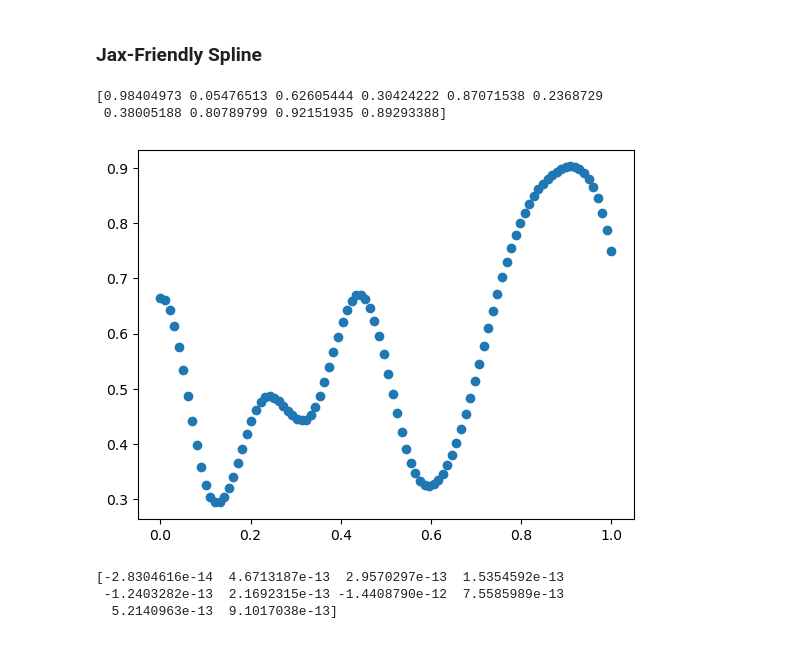
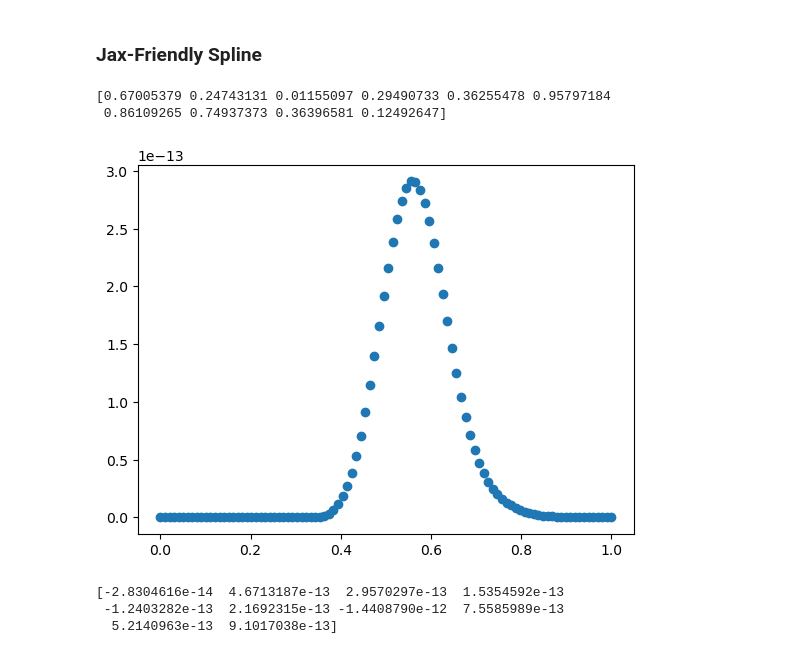
Before and after one commit to william-dove/Diffusion-Modeling, a Jupyter notebook: DopantUptake.ipynb, the cells around one changed output. Cells and saved outputs as stored; diff of their text form; code cells hidden in the pictures.

Commit message:
Added ui for D(x) spline creation and soln

```diff
--- a/DopantUptake.ipynb
+++ b/DopantUptake.ipynb
@@ -825,8 +827,9 @@ def num_grid(C0, D, k, L, tf, Nx=500, Nt=500):
     dt = tf/Nt # t_0 = 0, t_1 = dt, t_2 = 2*dt, ...,t_n = n*dt, t_Nt = Nt*dt = tf
     dx = L/Nx # x_0 = 0, x_1 = dx, x_2 = 2*dx, ..., x_i = i*dx, x_Nx = Nx*dx = L
 
-    Di = jnp.linspace(0, L, Nx+1)
-    Di[:] = D(Di) # Discretizes D(x) to a vector of Nx+1 elements
+    xgrid = np.linspace(0, L, Nx+1)
+    Di = D(xgrid) # Discretizes D(x) to a vector of Nx+1 elements
+
     # Initialize diffusion ratios
     # r_alpha, r_beta differ by 1 index/1 element at each end.
     # r_ab[0] = 1/2 * (D0+D1)*dt / 2*dx^2 = r_alpha[0] = r_beta[1]
@@ -835,7 +838,7 @@ def num_grid(C0, D, k, L, tf, Nx=500, Nt=500):
     if k != 0 and dt > 2/k:
         tqdm.write(f"dt={dt:.5f} outside of stability conditions! (Nt={Nt}, k={k})")
 
-    A_bands = jnp.zeros((3,Nx+1))
+    A_bands = np.zeros((3,Nx+1))
     A_bands[0,1:] = -r_ab # Upper Diagonal: -r_alpha[0], -r_alpha[1], -r_alpha[2], ..., -r_alpha[Nx]
     A_bands[1,1:-1] = (1+r_ab[1:]+r_ab[:-1]) # Main Diagonal[i]: 1 + r_alpha[i] + r_alpha[i-1] = 1 + r_alpha[i] + r_beta[i]
     A_bands[1,0] = 1+2*r_ab[0] # Main diagonal endpoints (double r for conservation via ghost points)
@@ -849,7 +852,7 @@ def num_grid(C0, D, k, L, tf, Nx=500, Nt=500):
     B_bands[1,-1] = 1-2*r_ab[-1]
     B_bands[2,:-1] = r_ab
 
-    B = jnp.diag(B_bands[1,:]) + jnp.diag(B_bands[0,1:], k=+1) + jnp.diag(B_bands[2,:-1], k=-1)
+    B = np.diag(B_bands[1,:]) + np.diag(B_bands[0,1:], k=+1) + np.diag(B_bands[2,:-1], k=-1)
 
     # Lext/top Dirichlet boundary condition:
     # Set first row as identity
@@ -863,7 +866,7 @@ def num_grid(C0, D, k, L, tf, Nx=500, Nt=500):
     B[-1,-2] = 2*rN
 
 
-    C = jnp.empty((Nt+1, Nx+1)) # (n,i) from (0,0) to (Nt, Nx)
+    C = np.empty((Nt+1, Nx+1)) # (n,i) from (0,0) to (Nt, Nx)
     C[0,:] = 0
     C[0,0] = C0 # Enforce Dirichlet BC at top
 
@@ -1041,7 +1044,7 @@ def alt_num_uptake(C0, D, k, L, times, Nx=500, Nt=500):
 ### Testing
 # %%
 C0 = 5
-D = lambda x: 0.5
+D = lambda x: np.cos(np.pi*x) + 1.5
 k = 0
 L = 1
 tf = 5
@@ -1134,11 +1137,12 @@ plt.legend()
 # %% [markdown]
 ### Using Scipy (Doesn't work with Jax)
 # %%
-'''
-
-def make_spline(weights, L):
-    # Makes a cubic B-spline from the given weights over the interval [0, L].
-    # Seems to work well with ~10 weights.
+def make_spline_sp(weights, L):
+    '''
+    Makes a cubic B-spline from the given weights over the interval [0, L].
+    Seems to work well with ~10 weights.
+    Uses Scipy BSpline, not compatible with Jax
+    '''
     k = 3
     n = len(weights)
 
@@ -1173,39 +1177,48 @@ def cubic_bspline(u):
         )
     )
 
-def make_spline(weights, L):
+
+def make_spline(weights, L, lin_weighting=1e-12, exp_weighting=1.0, median=0.0):
     '''
     Makes a spline with the number of knots/nodes determined by how many weights are given.
-    weights: array of shape (n,)
+
+    weights: array of shape (n,), containing values between 0 and 1
     L: length of the interval [0, L]
 
     Sums the piecewise basis functions defined in cubic_bspline, scaled by the weights.
     '''
+
     weights = jnp.asarray(weights)
     n = weights.shape[0]
     dx = L / (n - 1)
     x_nodes = jnp.linspace(0, L, n)
 
+    if jnp.any(weights < 0) or jnp.any(weights > 1):
+        raise ValueError("All weights must be between 0 and 1")
+
+    adjusted_weights = median + (weights**exp_weighting) * lin_weighting
+
+
     def spline(x):
         u = (x[..., None] - x_nodes) / dx
-        return jnp.sum(weights * cubic_bspline(u), axis=-1)
+        return jnp.sum(adjusted_weights * cubic_bspline(u), axis=-1)
 
     return jit(spline)
 # %%
 weights = np.random.rand(10)
 
 
-f = make_spline(weights, L=1)
+f = make_spline(weights, L=1, lin_weighting=1e-12, exp_weighting=20)
 
 x = np.linspace(0, 1, 100)
 
 plt.plot(x, f(x), 'o')
 
 print(weights)
 # %% [output]
-[0.98404973 0.05476513 0.62605444 0.30424222 0.87071538 0.2368729
- 0.38005188 0.80789799 0.92151935 0.89293388]
+[0.67005379 0.24743131 0.01155097 0.29490733 0.36255478 0.95797184
+ 0.86109265 0.74937373 0.36396581 0.12492647]
-[figure, old version]
+[figure, new version]
 # %%
 # More accurate numbers
 
```
Also changed, not shown: parts of 5 cells of this notebook, 5 other files.
